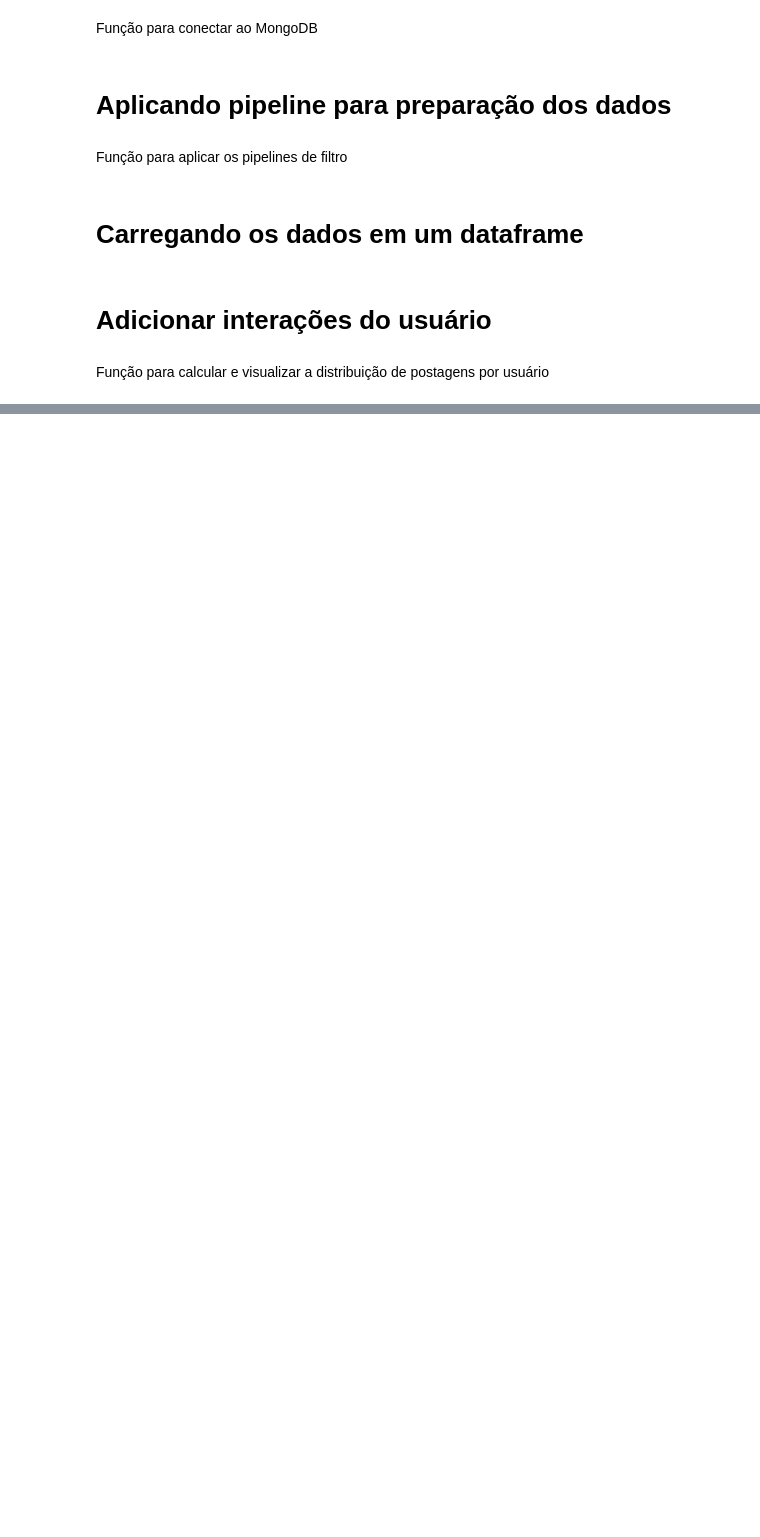
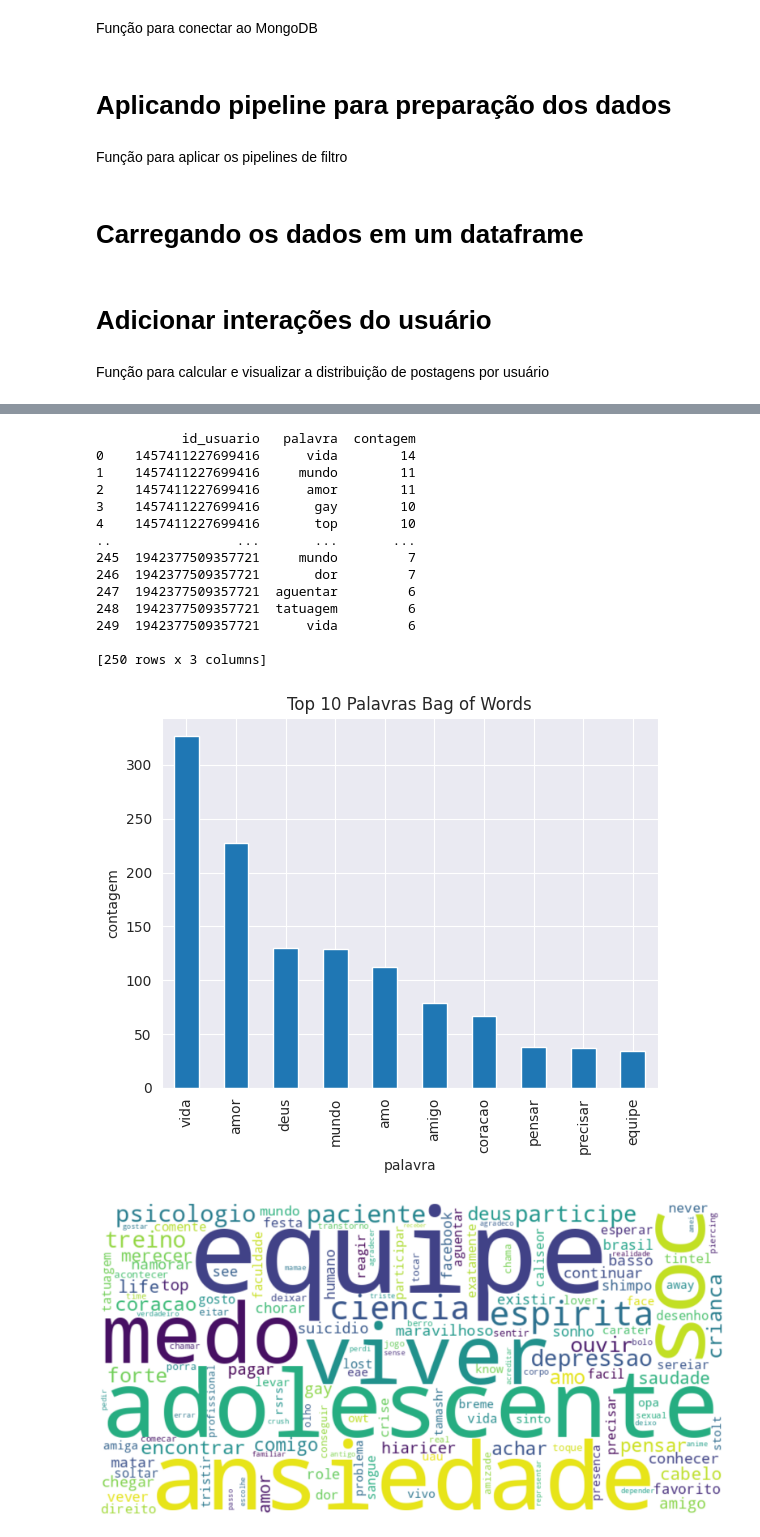
Before and after one commit to paulovitorss/analise_dados, a Jupyter notebook: teste.ipynb, the cells around one changed output, grey strips where cells are left out. Cells and saved outputs as stored; diff of their text form; code cells hidden in the pictures; blank space fills up the shorter version.

Commit message:
implementando o bag of words e nuvem de palavra

```diff
--- a/teste.ipynb
+++ b/teste.ipynb
@@ -587,0 +585,7 @@ df_usuarios_cluster.head()
+# %%
+tratamento_texto = TextTreatment()
+
+df_posts_interacoes['postMessageLimpo'] = df_posts_interacoes['postMessage'].fillna('').progress_apply(
+    lambda texto: tratamento_texto.preprocessamento_texto(texto) if texto else '')
+
+df_posts_interacoes[['postMessage', 'postMessageLimpo']].head()
@@ -587,0 +594,49 @@ df_usuarios_cluster.head()
+# %%
+from utils.text_vectorization import TextVectorization
+from utils.nuvem_palavras import NuvemPalavras
+
+df_cluster0 = df_posts_interacoes[
+    df_posts_interacoes['id_usuario'].isin(df_usuarios_cluster[df_usuarios_cluster['cluster'] == 0]['id_usuario'])]
+
+df_cluster0.to_csv('df_cluster0.csv', index=False)
+
+df_cluster1 = df_posts_interacoes[
+    df_posts_interacoes['id_usuario'].isin(df_usuarios_cluster[df_usuarios_cluster['cluster'] == 1]['id_usuario'])]
+
+df_cluster1.to_csv('df_cluster1.csv', index=False)
+
+df_cluster2 = df_posts_interacoes[
+    df_posts_interacoes['id_usuario'].isin(df_usuarios_cluster[df_usuarios_cluster['cluster'] == 2]['id_usuario'])]
+
+df_cluster2.to_csv('df_cluster2.csv', index=False)
+# %%
+# Carregar stopwords para o Bag of Words
+stop_words = tratamento_texto.get_stopwords()
+text_vectorizer_cluster0 = TextVectorization(df_cluster0, stop_words)
+
+# Vetorização Bag of Words
+resultados_bow_cluster0 = text_vectorizer_cluster0.bag_of_words_vectorization('bow_cluster0.csv', 0.85, 5, (1, 1))
+
+text_vectorizer_cluster0.plot_top_words(resultados_bow_cluster0, column='contagem', title='Top 10 Palavras Bag of Words')
+
+frequencias_bow_cluster0 = dict(zip(resultados_bow_cluster0['palavra'], resultados_bow_cluster0['contagem']))
+
+# Gerar e plotar a nuvem de palavras
+NuvemPalavras.plot_nuvem_palavras(frequencias_bow_cluster0)
+# %% [output]
+           id_usuario   palavra  contagem
+0    1457411227699416      vida        14
+1    1457411227699416     mundo        11
+2    1457411227699416      amor        11
+3    1457411227699416       gay        10
+4    1457411227699416       top        10
+..                ...       ...       ...
+245  1942377509357721     mundo         7
+246  1942377509357721       dor         7
+247  1942377509357721  aguentar         6
+248  1942377509357721  tatuagem         6
+249  1942377509357721      vida         6
+
+[250 rows x 3 columns]
+[figure, added]
+[figure, added]
```
Also changed, not shown: parts of 5 cells of this notebook, 10 other files.
